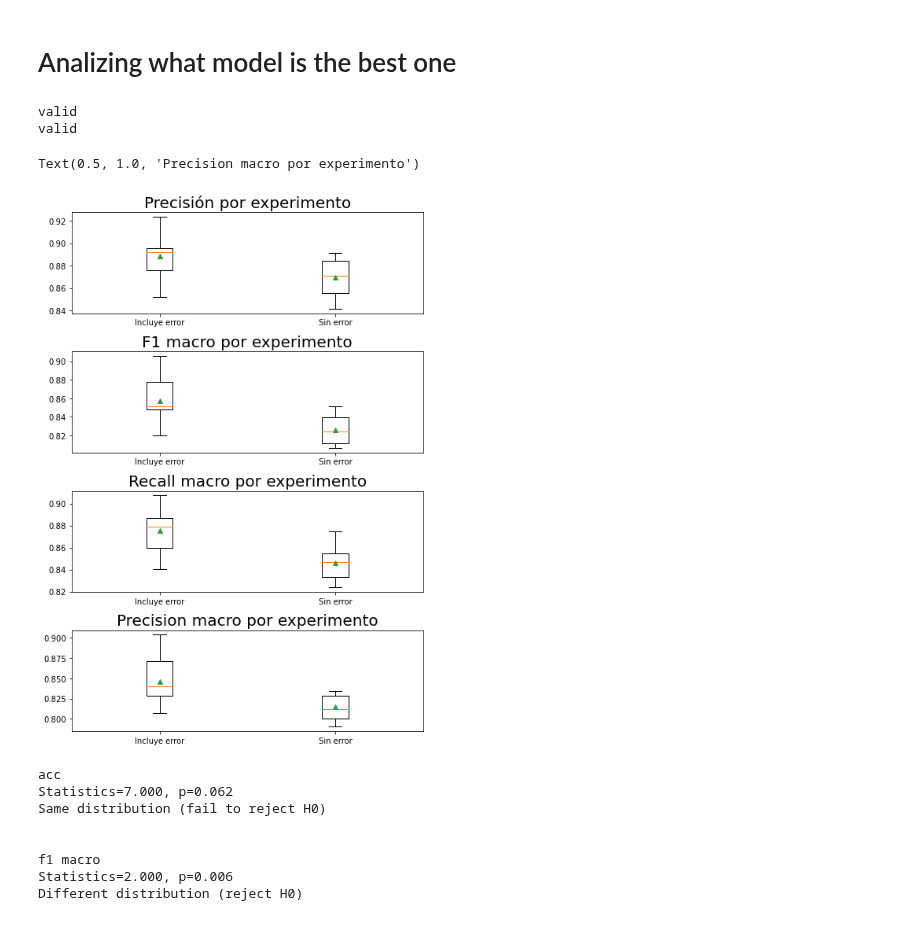
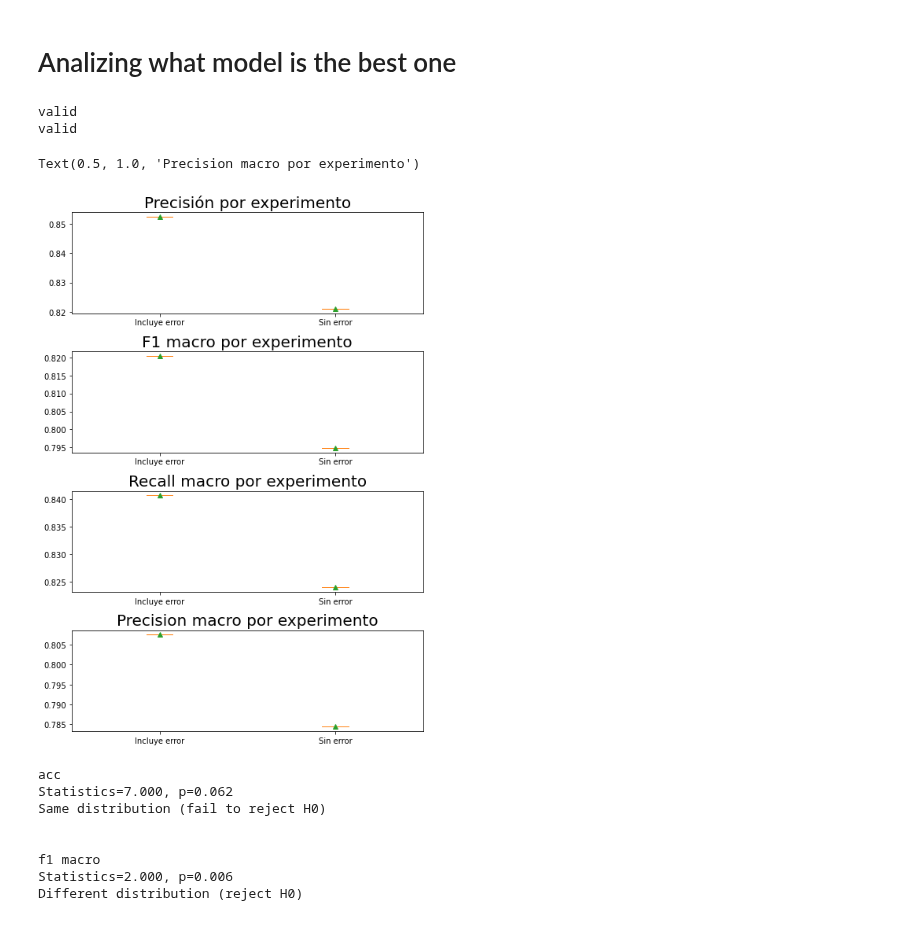
Before and after one commit to leoBravoRain/thesis, a Jupyter notebook: work/thesis/notebooks/comparing_models/Comparing models.ipynb, the cells around one changed output. Saved outputs shown, nothing was run; the diff lists cells and outputs as text; code cells hidden in the pictures.

Commit message:
add folders to run 21 with more seeds

```diff
--- a/work/thesis/notebooks/comparing_models/Comparing models.ipynb
+++ b/work/thesis/notebooks/comparing_models/Comparing models.ipynb
@@ -17,7 +17,7 @@ from sklearn.metrics import accuracy_score, recall_score, f1_score, precision_sc
 # %%
 seed = 0
 only_these_labels = [16, 92, 53, 88, 65, 6]
-number_experiment = 18
+number_experiment = 21
 tmpLocal = "/home/leo/Desktop/thesis/work/thesis/"
 max_elements_per_class = 15000
 # %% [markdown]
@@ -776,10 +776,10 @@ ax.barh(
 # Analizing what model is the best one
 # %%
 # modelsToAnalize = [17, 18, 19, 20]
-modelsToAnalize = [18, 19]
+modelsToAnalize = [18, 21]
 # modelsToAnalize = [18, "rf"]
-# seeds = [0, 1]
-seeds = [0, 1, 2, 3, 4, 5, 6, 7, 8]
+seeds = [0]
+# seeds = [0, 1, 2, 3, 4, 5, 6, 7, 8]
 
 
 tmpLocal = "/home/leo/Desktop/thesis/work/thesis/"
@@ -984,34 +984,34 @@ ax[1].boxplot(
 ax[1].set_title("F1 macro por experimento", fontsize = 20)
 
 # # f1 weighted
 # ax[2].boxplot(
 #     np.transpose(f1WeightedArray),
 #     labels = ["Incluye error", "Sin error"],
 #     showmeans = True,
 # )
 
 # ax[2].set_title("F1 weighted por experimento", fontsize = 20)
 
 # recall macro
 ax[2].boxplot(
     np.transpose(recallArray),
     labels = ["Incluye error", "Sin error"],
     showmeans = True,
 )
 ax[2].set_title("Recall macro por experimento", fontsize = 20)
 
 # precision macro
 ax[3].boxplot(
     np.transpose(precisionArray),
     labels = ["Incluye error", "Sin error"],
     showmeans = True,
 )
 ax[3].set_title("Precision macro por experimento", fontsize = 20)
 # %% [output]
 valid
 valid
 Text(0.5, 1.0, 'Precision macro por experimento')
-[figure, old version]
+[figure, new version]
 # %%
 from scipy.stats import wilcoxon
 
```
Also changed, not shown: parts of 4 cells of this notebook, 5 other files.
